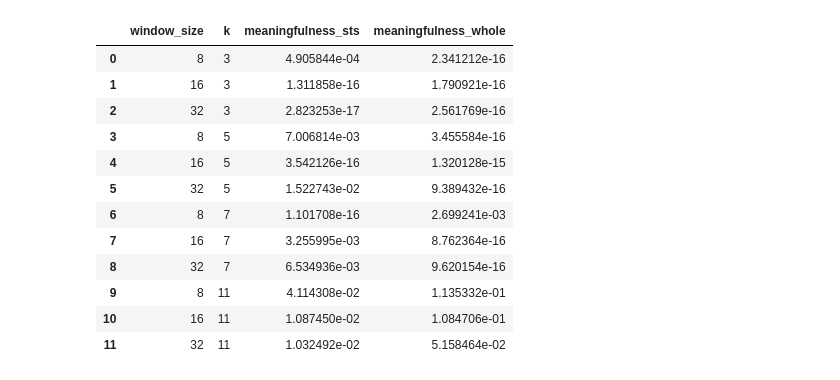
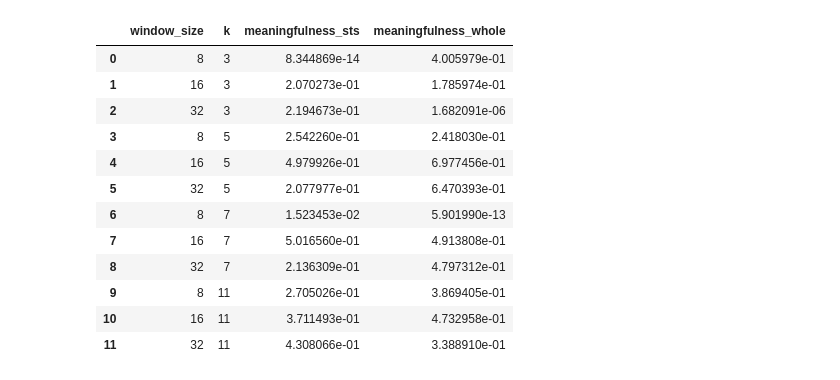
Before and after one commit to dapetri/Revisiting-STS-Clustering-Meaninglessness, a Jupyter notebook: py/meaningfulness.ipynb, the cells around one changed output. Drawn from its saved outputs; the diff is of its cells as text; code cells hidden in the pictures.

Commit message:
adding datasets and clustering algorithms

```diff
--- a/py/meaningfulness.ipynb
+++ b/py/meaningfulness.ipynb
@@ -136,7 +115,11 @@ def clustering_meaningfulness(x: np.array, y: np.array):
 # %%
-def calculate_kmeans_meaningfulness(ts: np.array, random_walk: np.array, n: int, k: int, w: int, r: int):
+def calculate_meaningfulness(ts: np.array, random_walk: np.array, n: int, k: int, w: int, r: int, normalizer: string, dist_metric_name: string, cluster_algor_name: string, reduced_sampling_size: bool):
     """
 
+    :param normalizer:
+    :param reduced_sampling_size:
+    :param dist_metric_name:
+    :param cluster_algor_name:
     :param random_walk:
     :param ts:
     :param n:
@@ -145,35 +128,34 @@ def calculate_kmeans_meaningfulness(ts: np.array, random_walk: np.array, n: int,
     :param r:
     :return:
     """
-    normalizer = "min-max"
     meaningfulness_sts = 0
     meaningfulness_whole = 0
 
     sts_ts_matrix = to_sts_matrix(ts, w)
     sts_ts_matrix = scale_feature_matrix(sts_ts_matrix, normalizer)
 
-    whole_ts_matrix = to_random_sampling_matrix(ts, w)
+    whole_ts_matrix = to_random_sampling_matrix(ts, w, reduced_sampling_size)
     whole_ts_matrix = scale_feature_matrix(whole_ts_matrix, normalizer)
 
     sts_random_matrix = to_sts_matrix(random_walk, w)
     sts_random_matrix = scale_feature_matrix(sts_random_matrix, normalizer)
 
-    whole_random_matrix = to_random_sampling_matrix(random_walk, w)
+    whole_random_matrix = to_random_sampling_matrix(random_walk, w, reduced_sampling_size)
     whole_random_matrix = scale_feature_matrix(whole_random_matrix, normalizer)
 
-    for z in range(n):
+    for _ in range(n):
         sts_ts_kmeans_centers = np.zeros((r,k,w))
         whole_ts_kmeans_centers = np.zeros((r,k,w))
         sts_random_kmeans_centers = np.zeros((r,k,w))
         whole_random_kmeans_centers = np.zeros((r,k,w))
 
         for i in range(r):
-            sts_ts_kmeans_centers[i] = KMeans(n_clusters=k).fit(sts_ts_matrix).cluster_centers_
-            whole_ts_kmeans_centers[i] = KMeans(n_clusters=k).fit(whole_ts_matrix).cluster_centers_
-            sts_random_kmeans_centers[i] = KMeans(n_clusters=k).fit(sts_random_matrix).cluster_centers_
-            whole_random_kmeans_centers[i] = KMeans(n_clusters=k).fit(whole_random_matrix).cluster_centers_
+            sts_ts_kmeans_centers[i] = cluster_functions(sts_ts_matrix,k,cluster_algor_name)
+            whole_ts_kmeans_centers[i] = cluster_functions(whole_ts_matrix,k,cluster_algor_name)
+            sts_random_kmeans_centers[i] = cluster_functions(sts_random_matrix,k,cluster_algor_name)
+            whole_random_kmeans_centers[i] = cluster_functions(whole_random_matrix,k,cluster_algor_name)
 
-        meaningfulness_sts += clustering_meaningfulness(sts_ts_kmeans_centers, sts_random_kmeans_centers)
-        meaningfulness_whole += clustering_meaningfulness(whole_ts_kmeans_centers, whole_random_kmeans_centers)
+        meaningfulness_sts += clustering_meaningfulness(sts_ts_kmeans_centers, sts_random_kmeans_centers, dist_metric_name)
+        meaningfulness_whole += clustering_meaningfulness(whole_ts_kmeans_centers, whole_random_kmeans_centers, dist_metric_name)
 
     return meaningfulness_sts/n, meaningfulness_whole/n
@@ -192,6 +234,19 @@ n = 1
 r = 3
 ks = np.array([3,5,7,11])
 ws = np.array([8,16,32])
+
+normalizers = ['none','snd','min-max']
+cluster_algos = ['kmeans','agglo','gmm']
+distance_metrics = ['eukl']
+
+normalizer = normalizers[2]
+
+current_cluster_algo = cluster_algos[2]
+
+current_distance_metric = distance_metrics[0]
+#reduces de sampling size of the random sampled subsequences that are used for whole clustering
+#if false the random samples matrix has the same height as the sts matrix
+reduced_sampling_size = True
 
 meaningfulness_sts = []
 meaningfulness_whole = []
@@ -200,7 +255,9 @@ random_walk = create_random_walk(np_spx_short)
 print("n: "+str(n)+", r: "+str(r))
 for k in ks:
     for w in ws:
-        sts,whole = calculate_kmeans_meaningfulness(ts=np_spx_short, random_walk=random_walk, n=n, k=k, w=w, r=r)
+        sts,whole = calculate_meaningfulness(ts=np_spx_short, random_walk=random_walk, n=n, k=k, w=w, r=r,
+                                             normalizer=normalizer, dist_metric_name=current_distance_metric,
+                                             cluster_algor_name=current_cluster_algo, reduced_sampling_size=reduced_sampling_size)
         meaningfulness_sts.append([w,k,sts])
         meaningfulness_whole.append([w,k,whole])
         print("k="+str(k)+", w="+str(w)+" -- STS: "+str(sts)+", Whole: "+str(whole)+"")
@@ -231,14 +288,14 @@ k=11, w=32 -- STS: 0.01032492279437296, Whole: 0.05158463624378459
 |  | window_size | k | meaningfulness_sts | meaningfulness_whole |
-| 0 | 8 | 3 | 4.905844e-04 | 2.341212e-16 |
-| 1 | 16 | 3 | 1.311858e-16 | 1.790921e-16 |
-| 2 | 32 | 3 | 2.823253e-17 | 2.561769e-16 |
-| 3 | 8 | 5 | 7.006814e-03 | 3.455584e-16 |
-| 4 | 16 | 5 | 3.542126e-16 | 1.320128e-15 |
-| 5 | 32 | 5 | 1.522743e-02 | 9.389432e-16 |
-| 6 | 8 | 7 | 1.101708e-16 | 2.699241e-03 |
-| 7 | 16 | 7 | 3.255995e-03 | 8.762364e-16 |
-| 8 | 32 | 7 | 6.534936e-03 | 9.620154e-16 |
-| 9 | 8 | 11 | 4.114308e-02 | 1.135332e-01 |
-| 10 | 16 | 11 | 1.087450e-02 | 1.084706e-01 |
-| 11 | 32 | 11 | 1.032492e-02 | 5.158464e-02 |
+| 0 | 8 | 3 | 8.344869e-14 | 4.005979e-01 |
+| 1 | 16 | 3 | 2.070273e-01 | 1.785974e-01 |
+| 2 | 32 | 3 | 2.194673e-01 | 1.682091e-06 |
+| 3 | 8 | 5 | 2.542260e-01 | 2.418030e-01 |
+| 4 | 16 | 5 | 4.979926e-01 | 6.977456e-01 |
+| 5 | 32 | 5 | 2.077977e-01 | 6.470393e-01 |
+| 6 | 8 | 7 | 1.523453e-02 | 5.901990e-13 |
+| 7 | 16 | 7 | 5.016560e-01 | 4.913808e-01 |
+| 8 | 32 | 7 | 2.136309e-01 | 4.797312e-01 |
+| 9 | 8 | 11 | 2.705026e-01 | 3.869405e-01 |
+| 10 | 16 | 11 | 3.711493e-01 | 4.732958e-01 |
+| 11 | 32 | 11 | 4.308066e-01 | 3.388910e-01 |
 [interactive output not drawn]
```
Also changed, not shown: parts of 13 cells of this notebook, 2 other files.
